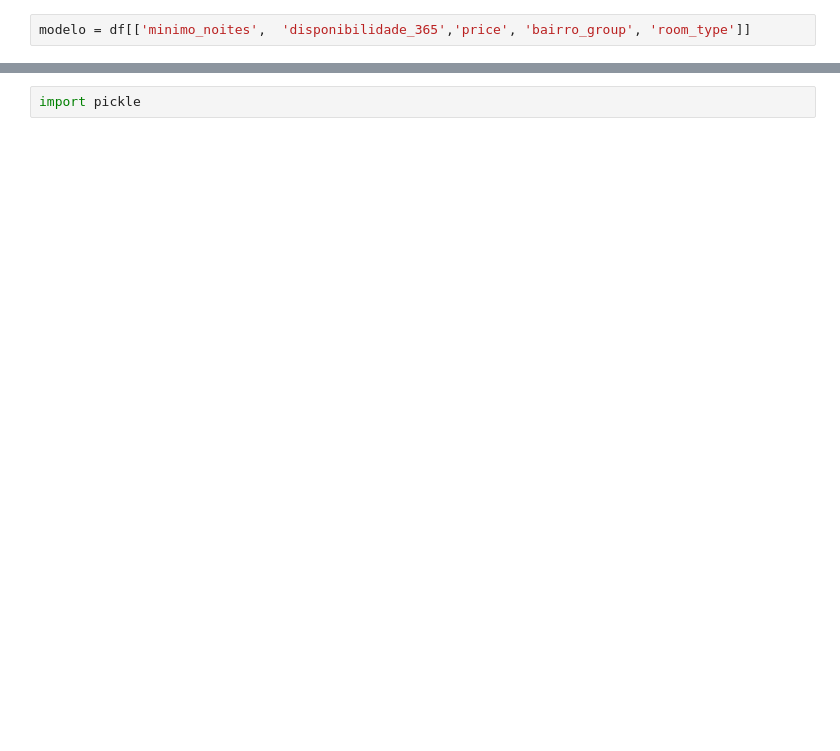
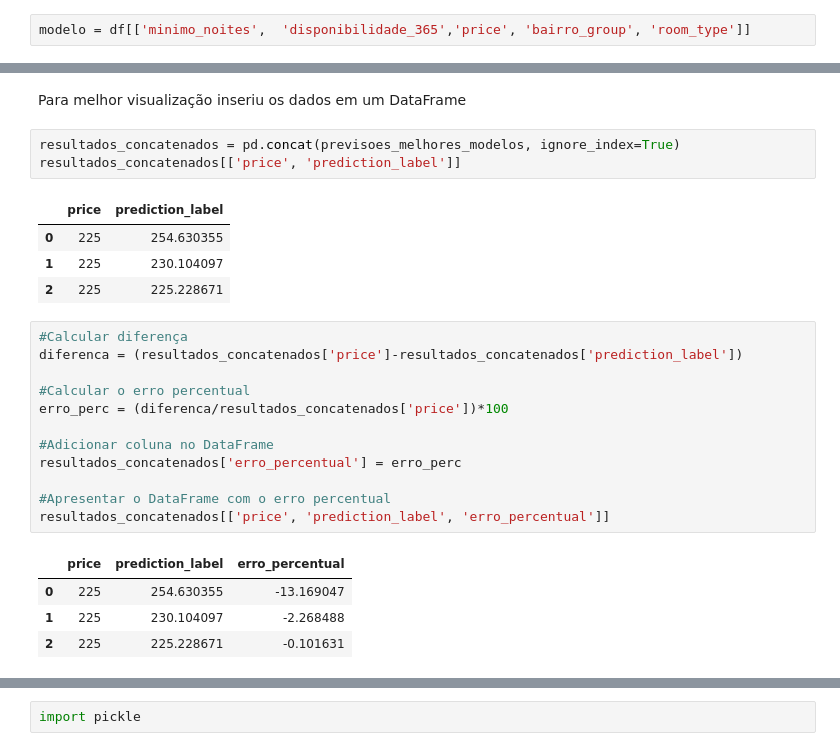
Before and after one commit to AdrielyZBoller/DesafioDS, a Jupyter notebook: Notebooks/modelo_machine_learning.ipynb, the cells around one changed output, grey strips where cells are left out. Saved outputs shown, nothing was run; the diff lists cells and outputs as text; blank space fills up the shorter version.

```diff
--- a/Notebooks/modelo_machine_learning.ipynb
+++ b/Notebooks/modelo_machine_learning.ipynb
@@ -59,0 +153,27 @@ melhor_modelo = compare_models(n_select=1)
+# %% [markdown]
+Para melhor visualização inseriu os dados em um DataFrame
+# %%
+resultados_concatenados = pd.concat(previsoes_melhores_modelos, ignore_index=True)
+resultados_concatenados[['price', 'prediction_label']]
+# %% [output]
+|  | price | prediction_label |
+| 0 | 225 | 254.630355 |
+| 1 | 225 | 230.104097 |
+| 2 | 225 | 225.228671 |
+# %%
+#Calcular diferença
+diferenca = (resultados_concatenados['price']-resultados_concatenados['prediction_label'])
+
+#Calcular o erro percentual
+erro_perc = (diferenca/resultados_concatenados['price'])*100
+
+#Adicionar coluna no DataFrame
+resultados_concatenados['erro_percentual'] = erro_perc
+
+#Apresentar o DataFrame com o erro percentual
+resultados_concatenados[['price', 'prediction_label', 'erro_percentual']]
+# %% [output]
+|  | price | prediction_label | erro_percentual |
+| 0 | 225 | 254.630355 | -13.169047 |
+| 1 | 225 | 230.104097 | -2.268488 |
+| 2 | 225 | 225.228671 | -0.101631 |
```
Also changed, not shown: parts of 24 cells of this notebook, 3 other files.
